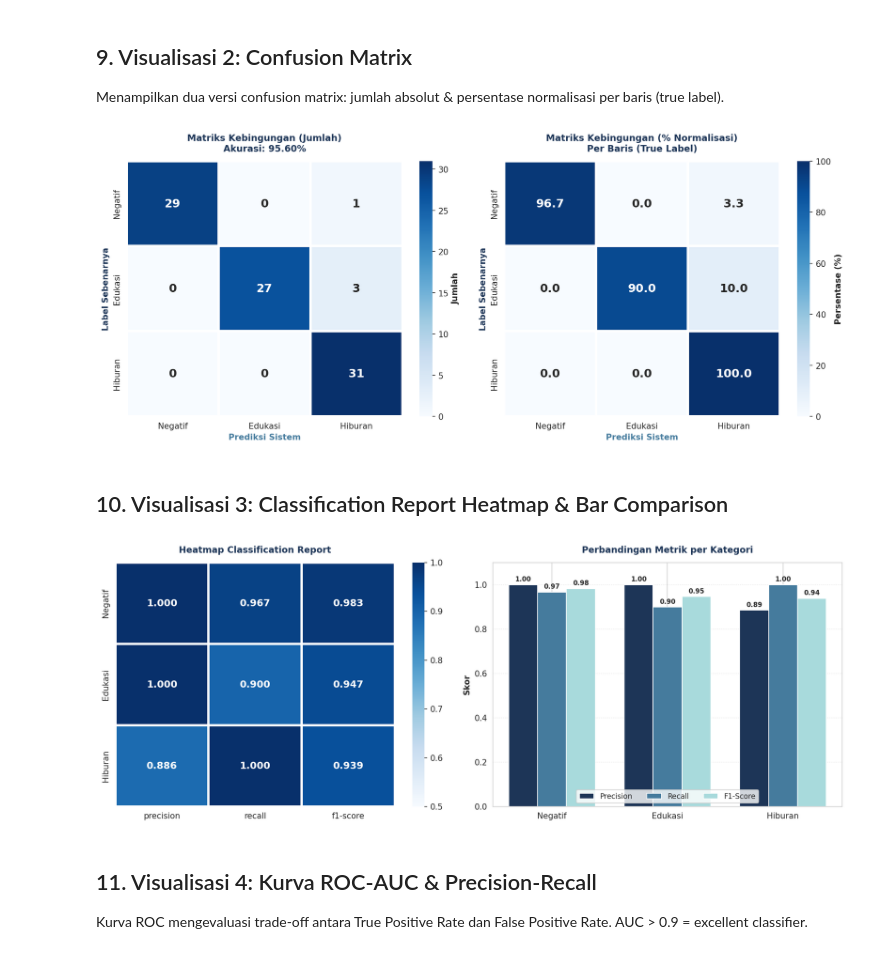
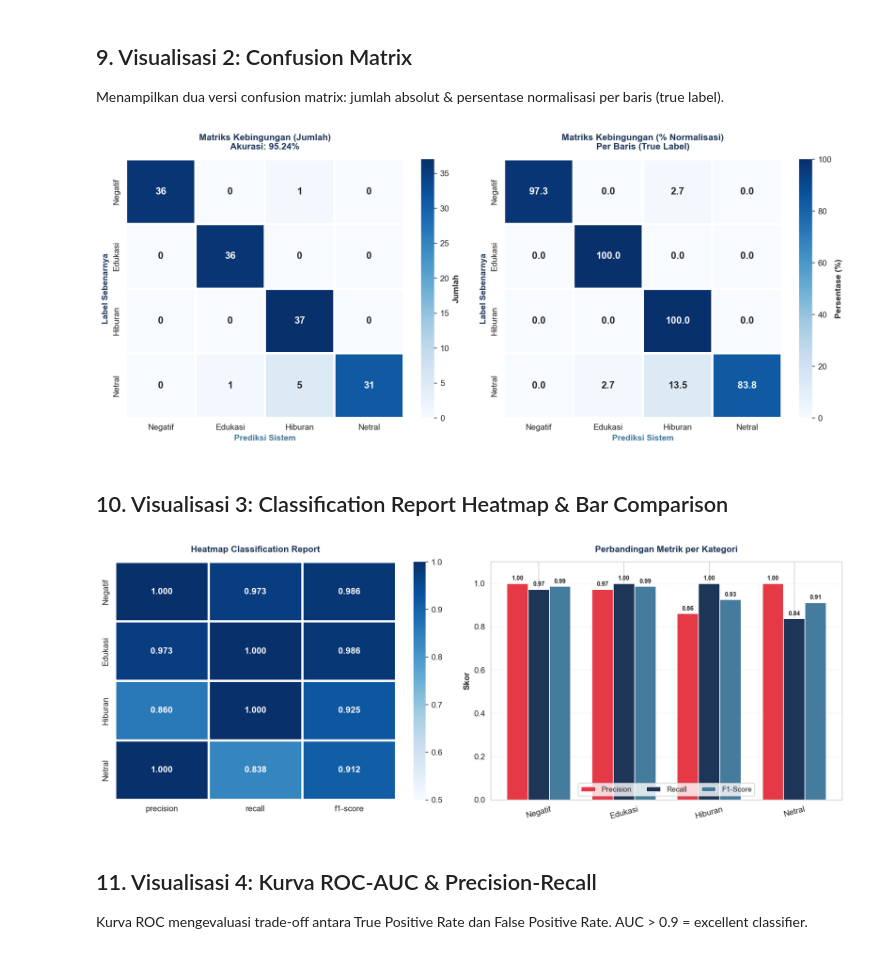
Before and after one commit to SofyanTauridOdeMadi/EdgeGuard, a Jupyter notebook: model_ai/AI_LATIH.ipynb, the cells around one changed output. Drawn from its saved outputs; the diff is of its cells as text; code cells hidden in the pictures.

```diff
--- a/model_ai/AI_LATIH.ipynb
+++ b/model_ai/AI_LATIH.ipynb
@@ -135,9 +141,33 @@ KEYWORD_GLOBAL = {
         'sosmed','viral','meme','gosip','selebriti','artis','infotainment',
         'hiburan','entertain','kapanlagi','grid','detik','tribun',
     ],
+    'netral': [
+        # Infra Apple / iCloud
+        'icloud','apple','aaplimg','cdn-apple','mzstatic','appleid',
+        # Infra Google (CDN, analytics, ads)
+        'googleapis','gstatic','googleusercontent','doubleclick',
+        'googlesyndication','gvt1','gvt2','crashlytics','firebaseio',
+        # Infra Microsoft / Bing
+        'microsoft','bing','msn','office','azure','msedge',
+        'windowsupdate','msftncsi','live.com',
+        # CDN & Hosting Umum
+        'cloudflare','cloudfront','akamai','akamaihd','akamaized',
+        'fastly','jsdelivr','fontawesome','unpkg','gcore','amazonaws',
+        'cloudflareinsights','fbcdn','cdninstagram',
+        # Sertifikat SSL / PKI
+        'globalsign','digicert','letsencrypt','sectigo','ocsp','crl',
+        'usertrust','entrust','amazontrust','godaddy',
+        # Developer / Monitoring (bukan konten berbahaya)
+        'github','githubusercontent','githubassets',
+        'datadoghq','sentry','hubspot','appsflyer','snssdk',
+        'doubao','byteoversea','exp-tas',
+        # Sistem & Update
+        'update','upgrade','sync','backup',
+        'telemetry','diagnostics','analytics',
+    ],
 }
 
-print(f"📚 Total keyword global terdaftar:")
+print(f"📚 Total keyword global terdaftar ({len(KEYWORD_GLOBAL)} kategori):")
 for kat, kws in KEYWORD_GLOBAL.items():
-    print(f"   • {kat.capitalize():8s}: {len(kws):3d} keyword")
+    print(f"   • {kat.capitalize():10s}: {len(kws):3d} keyword")
 # %% [output]
@@ -431,12 +465,12 @@ cm = confusion_matrix(y_test, y_pred)
 cm_pct = cm.astype(float) / cm.sum(axis=1, keepdims=True) * 100
 
 fig, axes = plt.subplots(1, 2, figsize=(13, 5.5))
+label_names = [LABELS[i].capitalize() for i in range(N_CLASSES)]
 
 sns.heatmap(cm, annot=True, fmt='d', cmap='Blues',
             linewidths=2, linecolor='white',
-            annot_kws={'size': 14, 'weight': 'bold'},
-            xticklabels=[LABELS[i].capitalize() for i in range(3)],
-            yticklabels=[LABELS[i].capitalize() for i in range(3)],
+            annot_kws={'size': 12, 'weight': 'bold'},
+            xticklabels=label_names, yticklabels=label_names,
             cbar_kws={'label': 'Jumlah'}, ax=axes[0])
 axes[0].set_title(f'Matriks Kebingungan (Jumlah)\nAkurasi: {acc*100:.2f}%',
                   fontsize=11, color=WARNA['biru_tua'], pad=12)
@@ -445,9 +479,8 @@ axes[0].set_ylabel('Label Sebenarnya', color=WARNA['biru_tua'])
 
 sns.heatmap(cm_pct, annot=True, fmt='.1f', cmap='Blues',
             linewidths=2, linecolor='white',
-            annot_kws={'size': 14, 'weight': 'bold'},
-            xticklabels=[LABELS[i].capitalize() for i in range(3)],
-            yticklabels=[LABELS[i].capitalize() for i in range(3)],
+            annot_kws={'size': 12, 'weight': 'bold'},
+            xticklabels=label_names, yticklabels=label_names,
             cbar_kws={'label': 'Persentase (%)'}, ax=axes[1], vmin=0, vmax=100)
 axes[1].set_title('Matriks Kebingungan (% Normalisasi)\nPer Baris (True Label)',
                   fontsize=11, color=WARNA['biru_tua'], pad=12)
@@ -458,50 +491,51 @@ plt.tight_layout()
 plt.savefig(f'{HASIL_DIR}/02_confusion_matrix.png', dpi=300, bbox_inches='tight')
 plt.show()
 # %% [output]
-[figure, old version]
+[figure, new version]
 # %% [markdown]
 ## 10. Visualisasi 3: Classification Report Heatmap & Bar Comparison
 # %%
 report = classification_report(
     y_test, y_pred,
-    target_names=[LABELS[i].capitalize() for i in range(3)],
+    target_names=[LABELS[i].capitalize() for i in range(N_CLASSES)],
     output_dict=True
 )
-df_report = pd.DataFrame(report).iloc[:-1, :3].T
+# Ambil baris per-kelas saja (bukan accuracy/macro avg/weighted avg)
+df_report = pd.DataFrame(report).iloc[:-1, :N_CLASSES].T
 
 fig, axes = plt.subplots(1, 2, figsize=(13, 5))
 
 sns.heatmap(df_report, annot=True, cmap='Blues', vmin=0.5, vmax=1.0,
             fmt='.3f', linewidths=2, linecolor='white',
-            annot_kws={'size': 12, 'weight': 'bold'}, ax=axes[0])
+            annot_kws={'size': 11, 'weight': 'bold'}, ax=axes[0])
 axes[0].set_title('Heatmap Classification Report',
                   fontsize=11, color=WARNA['biru_tua'], pad=12)
 
 x = np.arange(len(df_report.index))
 width = 0.25
 axes[1].bar(x - width, df_report['precision'], width,
-            label='Precision', color=PALETTE_BLUE[0], edgecolor='white')
+            label='Precision', color=PALETTE_4[0], edgecolor='white')
 axes[1].bar(x,         df_report['recall'],    width,
-            label='Recall',    color=PALETTE_BLUE[1], edgecolor='white')
+            label='Recall',    color=PALETTE_4[1], edgecolor='white')
 axes[1].bar(x + width, df_report['f1-score'],  width,
-            label='F1-Score',  color=PALETTE_BLUE[2], edgecolor='white')
-axes[1].set_xticks(x); axes[1].set_xticklabels(df_report.index)
+            label='F1-Score',  color=PALETTE_4[2], edgecolor='white')
+axes[1].set_xticks(x); axes[1].set_xticklabels(df_report.index, rotation=15)
 axes[1].set_ylim(0, 1.1); axes[1].set_ylabel('Skor')
 axes[1].set_title('Perbandingan Metrik per Kategori',
                   fontsize=11, color=WARNA['biru_tua'], pad=12)
 axes[1].legend(loc='lower center', ncol=3, frameon=True, fontsize=9)
 axes[1].grid(axis='y', linestyle=':', alpha=0.5)
 for i, kat in enumerate(df_report.index):
     for j, met in enumerate(['precision','recall','f1-score']):
         val = df_report.iloc[i][met]
         axes[1].text(i + (j-1)*width, val + 0.015, f'{val:.2f}',
-                     ha='center', fontsize=8, fontweight='bold')
+                     ha='center', fontsize=7.5, fontweight='bold')
 
 plt.tight_layout()
 plt.savefig(f'{HASIL_DIR}/03_classification_report.png', dpi=300, bbox_inches='tight')
 plt.show()
 # %% [output]
-[figure, old version]
+[figure, new version]
 # %% [markdown]
 ## 11. Visualisasi 4: Kurva ROC-AUC & Precision-Recall
 
```
Also changed, not shown: parts of 19 cells of this notebook, 27 other files.
